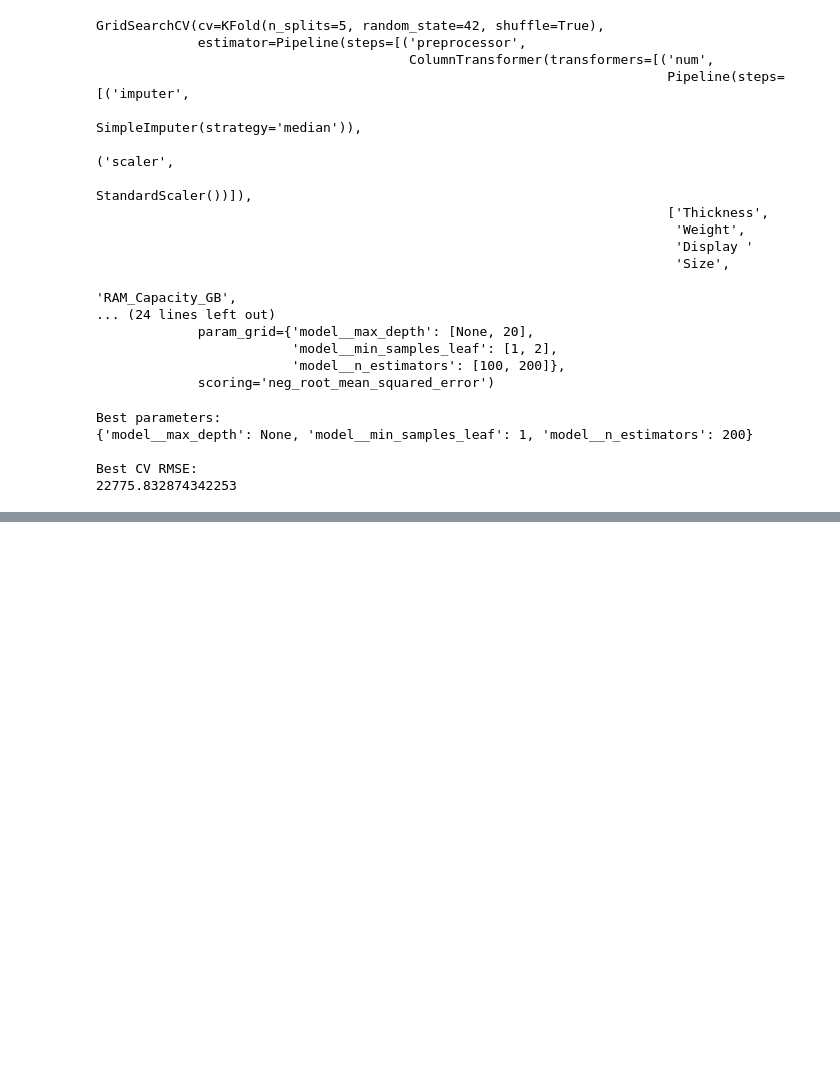
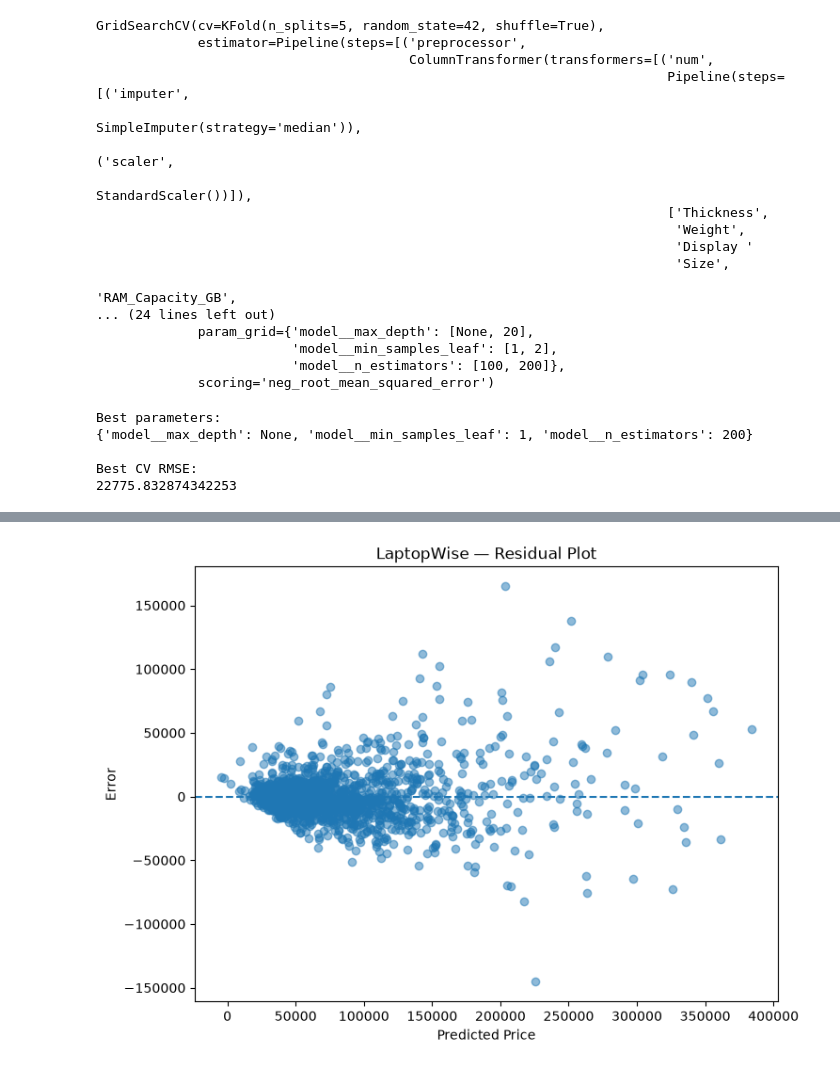
Before and after one commit to Sandeep-060/LaptopWise, a Jupyter notebook: notebooks/05_ml_pipeline.ipynb, the cells around one changed output, grey strips where cells are left out. Drawn from its saved outputs; the diff is of its cells as text; code cells hidden in the pictures; blank space fills up the shorter version.

```diff
--- a/notebooks/05_ml_pipeline.ipynb
+++ b/notebooks/05_ml_pipeline.ipynb
@@ -1206,0 +1208,22 @@ random_forest_tuning_results[
+# %%
+error_analysis = pd.DataFrame({
+    "Actual Price": y_test.values,
+    "Predicted Price": final_predictions
+})
+
+error_analysis["Error"] = (
+    error_analysis["Actual Price"]
+    - error_analysis["Predicted Price"]
+)
+
+error_analysis["Absolute Error"] = (
+    error_analysis["Error"].abs()
+)
+
+error_analysis["Percentage Error"] = (
+    error_analysis["Absolute Error"]
+    / error_analysis["Actual Price"]
+    * 100
+)
+
+error_analysis.head()
@@ -1206,0 +1271,21 @@ random_forest_tuning_results[
+# %%
+plt.figure(figsize=(8, 6))
+
+plt.scatter(
+    error_analysis["Predicted Price"],
+    error_analysis["Error"],
+    alpha=0.5
+)
+
+plt.axhline(
+    0,
+    linestyle="--"
+)
+
+plt.xlabel("Predicted Price")
+plt.ylabel("Error")
+plt.title("LaptopWise — Residual Plot")
+
+plt.show()
+# %% [output]
+[figure, added]
```
Also changed, not shown: parts of 13 cells of this notebook.
